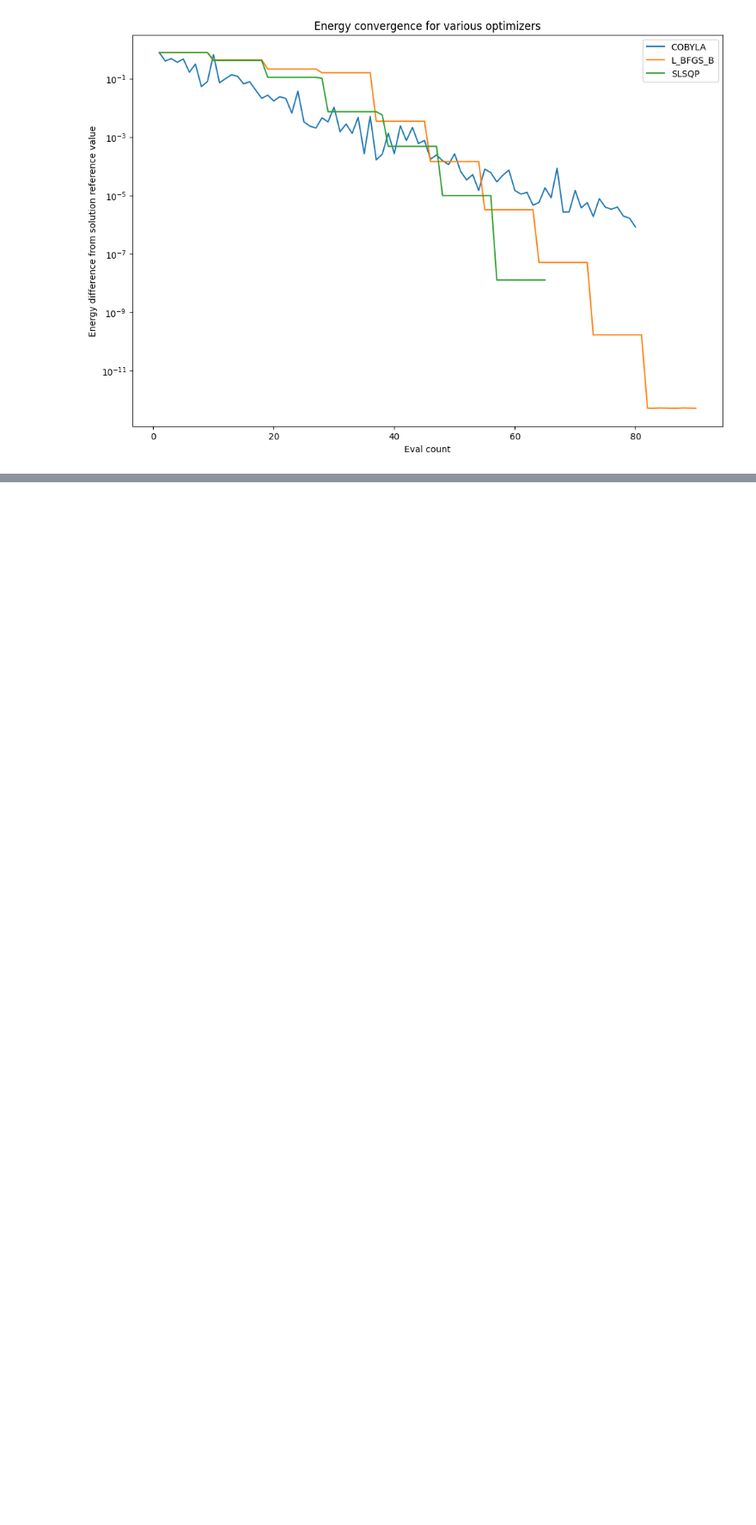
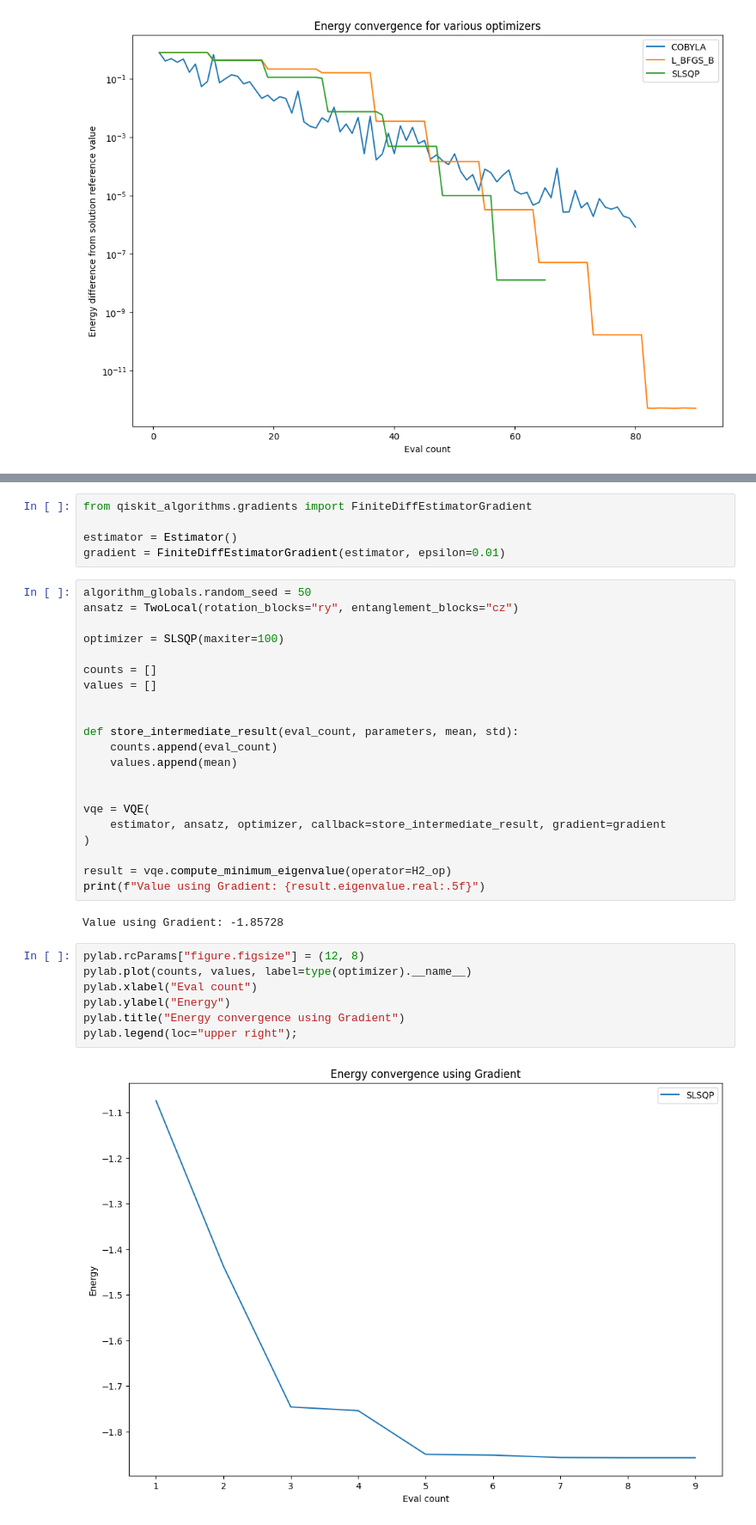
Before and after one commit to azhar-ikhtiarudin/variational-quantum-eigensolver, a Jupyter notebook: vqe-stratch/vqe-stratch.ipynb, the cells around one changed output, grey strips where cells are left out. Shown at 86% size. Saved outputs shown, nothing was run; the diff lists cells and outputs as text; blank space fills up the shorter version.

Commit message:
add energy convergence using gradient method

```diff
--- a/vqe-stratch/vqe-stratch.ipynb
+++ b/vqe-stratch/vqe-stratch.ipynb
@@ -91,0 +94,37 @@ pylab.legend(loc="upper right");
+# %%
+from qiskit_algorithms.gradients import FiniteDiffEstimatorGradient
+
+estimator = Estimator()
+gradient = FiniteDiffEstimatorGradient(estimator, epsilon=0.01)
+# %%
+algorithm_globals.random_seed = 50
+ansatz = TwoLocal(rotation_blocks="ry", entanglement_blocks="cz")
+
+optimizer = SLSQP(maxiter=100)
+
+counts = []
+values = []
+
+
+def store_intermediate_result(eval_count, parameters, mean, std):
+    counts.append(eval_count)
+    values.append(mean)
+
+
+vqe = VQE(
+    estimator, ansatz, optimizer, callback=store_intermediate_result, gradient=gradient
+)
+
+result = vqe.compute_minimum_eigenvalue(operator=H2_op)
+print(f"Value using Gradient: {result.eigenvalue.real:.5f}")
+# %% [output]
+Value using Gradient: -1.85728
+# %%
+pylab.rcParams["figure.figsize"] = (12, 8)
+pylab.plot(counts, values, label=type(optimizer).__name__)
+pylab.xlabel("Eval count")
+pylab.ylabel("Energy")
+pylab.title("Energy convergence using Gradient")
+pylab.legend(loc="upper right");
+# %% [output]
+[figure, added]
```
Also changed, not shown: parts of 1 cell of this notebook.
